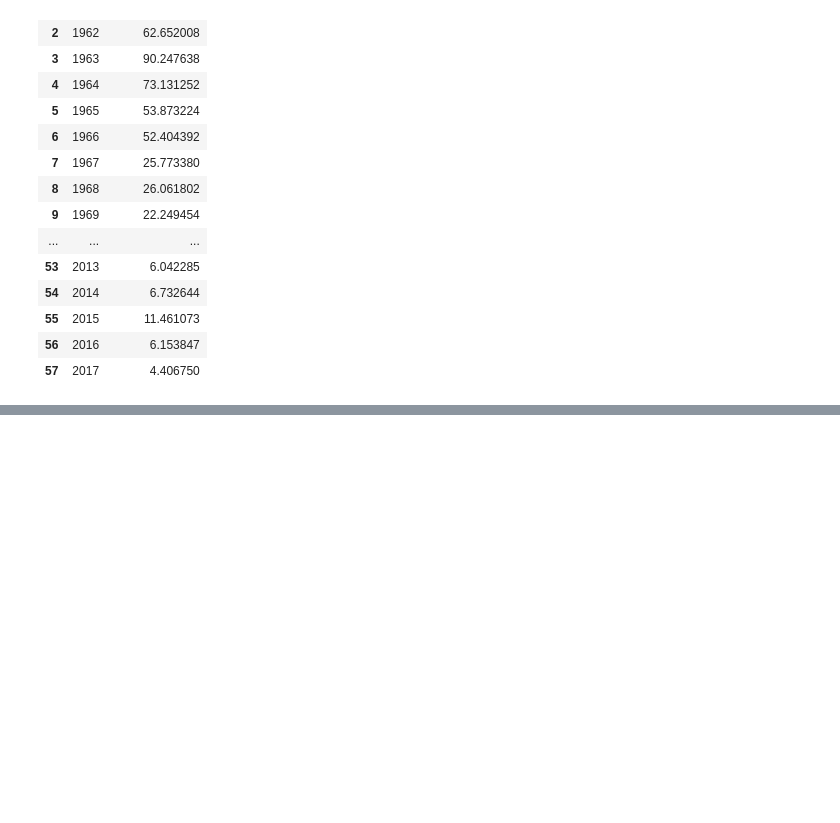
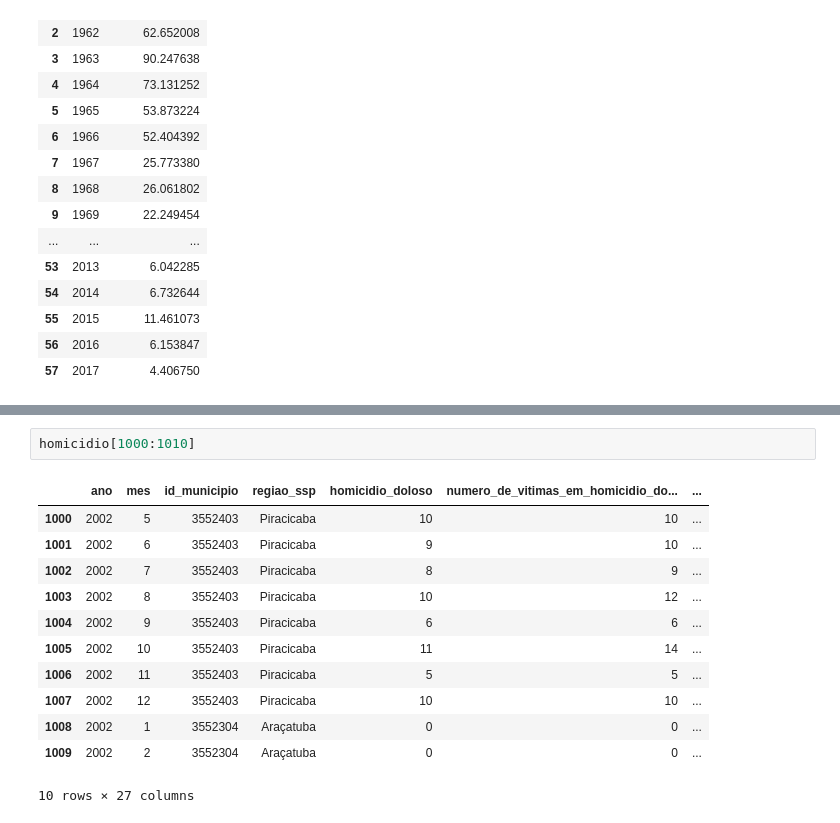
Before and after one commit to felipebns/P2_Cdados, a Jupyter notebook: p2_cdados.ipynb, the cells around one changed output, grey strips where cells are left out. Drawn from its saved outputs; the diff is of its cells as text; blank space fills up the shorter version.

```diff
--- a/p2_cdados.ipynb
+++ b/p2_cdados.ipynb
@@ -95,0 +116,15 @@ icv
+# %%
+homicidio[1000:1010]
+# %% [output]
+|  | ano | mes | id_municipio | regiao_ssp | homicidio_doloso | numero_de_vitimas_em_homicidio_do... | ... |
+| 1000 | 2002 | 5 | 3552403 | Piracicaba | 10 | 10 | ... |
+| 1001 | 2002 | 6 | 3552403 | Piracicaba | 9 | 10 | ... |
+| 1002 | 2002 | 7 | 3552403 | Piracicaba | 8 | 9 | ... |
+| 1003 | 2002 | 8 | 3552403 | Piracicaba | 10 | 12 | ... |
+| 1004 | 2002 | 9 | 3552403 | Piracicaba | 6 | 6 | ... |
+| 1005 | 2002 | 10 | 3552403 | Piracicaba | 11 | 14 | ... |
+| 1006 | 2002 | 11 | 3552403 | Piracicaba | 5 | 5 | ... |
+| 1007 | 2002 | 12 | 3552403 | Piracicaba | 10 | 10 | ... |
+| 1008 | 2002 | 1 | 3552304 | Araçatuba | 0 | 0 | ... |
+| 1009 | 2002 | 2 | 3552304 | Araçatuba | 0 | 0 | ... |
+10 rows × 27 columns
```
Also changed, not shown: parts of 2 cells of this notebook.
